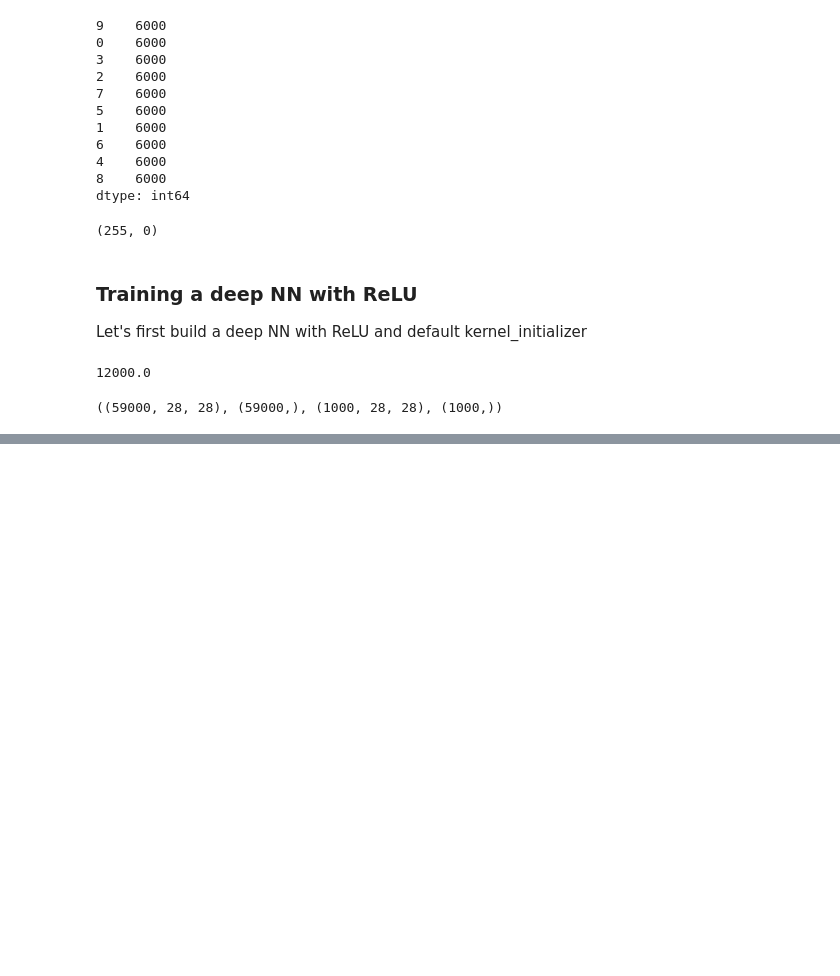
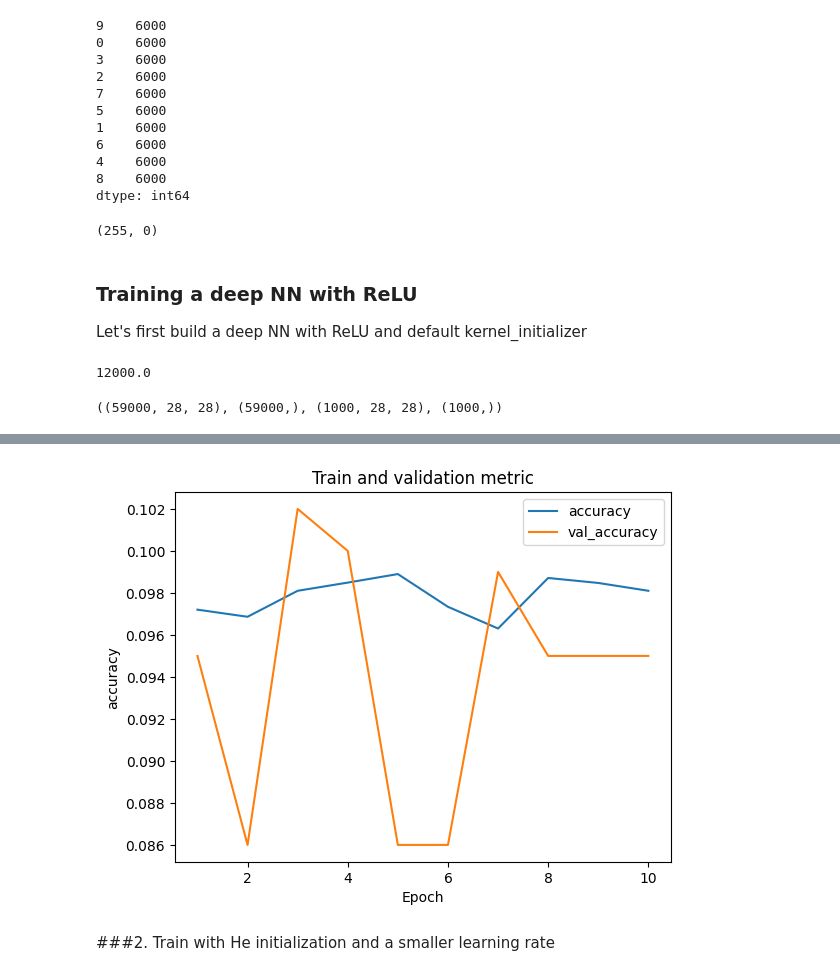
Before and after one commit to ryzhokhina/Tensorflow-Dev-Exam-Preparation, a Jupyter notebook: ReLU_in_DeepLearning.ipynb, the cells around one changed output, grey strips where cells are left out. Cells and saved outputs as stored; diff of their text form; code cells hidden in the pictures; blank space fills up the shorter version.

```diff
--- a/ReLU_in_DeepLearning.ipynb
+++ b/ReLU_in_DeepLearning.ipynb
@@ -125,3 +139,27 @@ y_train = y_train[1000:]
 x_train.shape, y_train.shape, x_val.shape, y_val.shape
 # %% [output]
 ((59000, 28, 28), (59000,), (1000, 28, 28), (1000,))
+# %%
+from tensorflow.keras.layers import Flatten, Dense
+
+def create_model(activation = None):
+  model = tf.keras.Sequential()
+  model.add(Flatten(input_shape = [28,28]))
+  model.add(Dense(300, activation = activation))
+  for i in range(49):
+    model.add(Dense(100, activation = activation))
+  model.add(Dense(10, activation = 'softmax'))
+  model.compile(optimizer = 'sgd', loss = 'sparse_categorical_crossentropy', metrics = ['accuracy'])
+  return model
+# %%
+def plot_metric(history, metric):
+  metric_values = history.history[metric]
+  epochs = range(1, len(metric_values)+1)
+  plt.plot(epochs, metric_values, label = metric)
+  val_metric_values = history.history['val_'+metric]
+  plt.plot(epochs, val_metric_values, label='val_'+metric)
+  plt.legend()
+  plt.xlabel("Epoch")
+  plt.ylabel(metric)
+  plt.title("Train and validation metric")
+  plt.show()
@@ -127,0 +168,4 @@ x_train.shape, y_train.shape, x_val.shape, y_val.shape
+# %%
+model_relu = create_model(activation = 'relu')
+# %%
+history_relu = model_relu.fit(x_train, y_train, epochs = 10, validation_data = (x_val, y_val))
@@ -127,0 +198,6 @@ x_train.shape, y_train.shape, x_val.shape, y_val.shape
+# %%
+plot_metric(history_relu, 'accuracy')
+# %% [output]
+[figure, added]
+# %% [markdown]
+###2. Train with He initialization and a smaller learning rate
```
Also changed, not shown: parts of 14 cells of this notebook.
